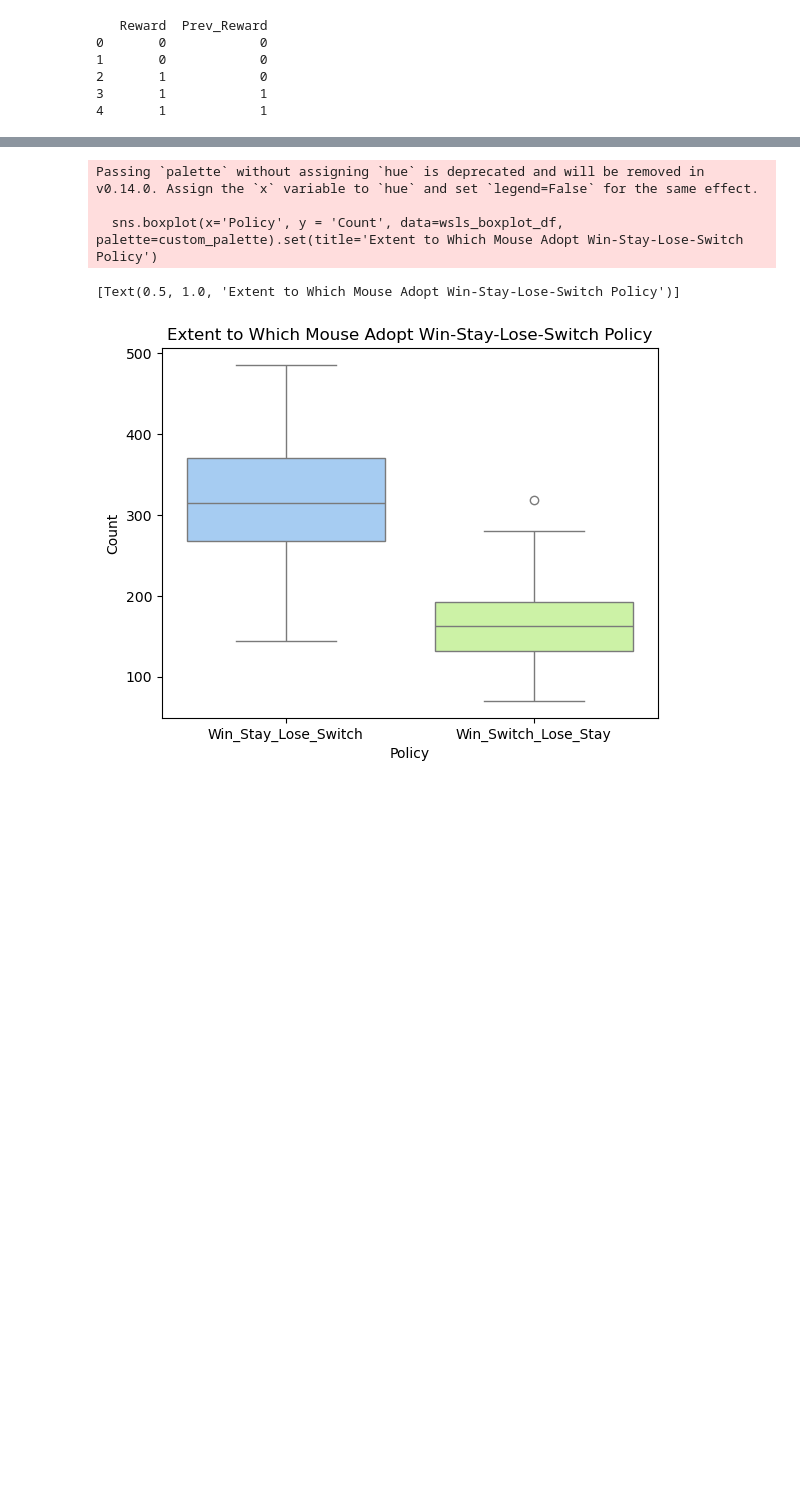
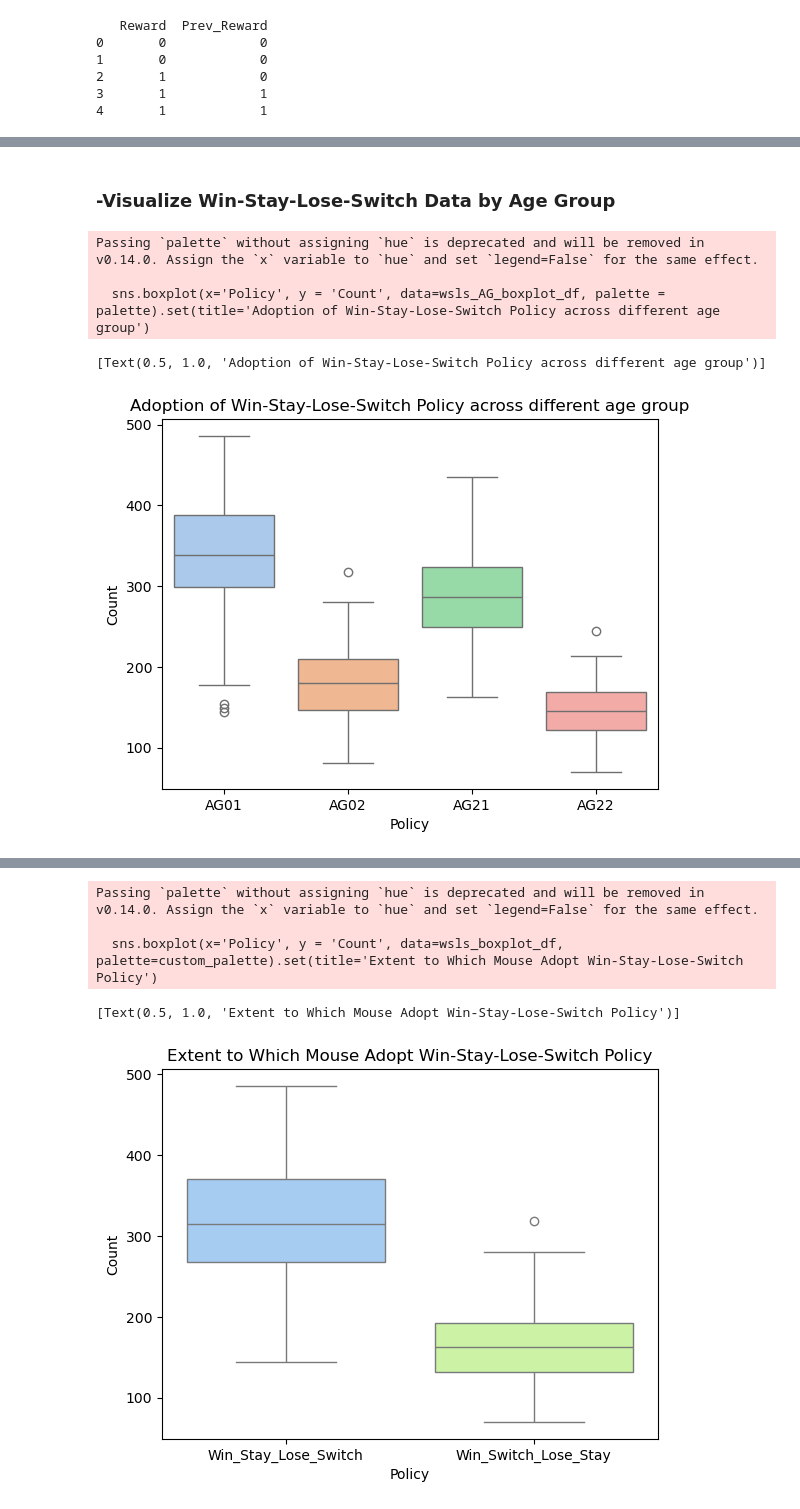
Before and after one commit to carlotoast/DRKM_Mouse_Jun25, a Jupyter notebook: KM_data_summary_0616.ipynb, the cells around one changed output, grey strips where cells are left out. Cells and saved outputs as stored; diff of their text form; code cells hidden in the pictures; blank space fills up the shorter version.

```diff
--- a/KM_data_summary_0616.ipynb
+++ b/KM_data_summary_0616.ipynb
@@ -275,4 +254,32 @@ wsls_df
 #Customize Seaborn Color
 
 # Define a custom color palette using RGB values
-custom_palette = [(0.6, 0.8, 1.0), (0.8, 1.0, 0.6)]
+palette = ["#a1c9f4", "#ffb482", "#8de5a1", "#ff9f9b", "#d0bbff"]
+# %% [markdown]
+### -Visualize Win-Stay-Lose-Switch Data by Age Group ###
+# %%
+#Visualize Win-Stay-Lose-Switch by age group
+
+#Initating Empty Lists to House Data from Each Age Group
+AG01, AG21, AG02, AG21 = [], [], [], [] #AG0/2 = Age group 0/2 #01 = win-stay-lose-switch #02 = win-switch-lose-stay
+
+
+AG01 = wsls_df.loc[wsls_df['Age_Groups'] == 0, 'Win_Stay_Lose_Switch'].tolist()
+AG21 = wsls_df.loc[wsls_df['Age_Groups'] == 2, 'Win_Stay_Lose_Switch'].tolist()
+AG02 = wsls_df.loc[wsls_df['Age_Groups'] == 0, 'Win_Switch_Lose_Stay'].tolist()
+AG22 = wsls_df.loc[wsls_df['Age_Groups'] == 2, 'Win_Switch_Lose_Stay'].tolist()
+
+#Combine the four plots into a DataFrame
+wsls_AG_boxplot_df = pd.DataFrame({
+    'Count' : list(AG01) + list(AG02) + list(AG21) + list(AG22),
+    'Policy' : (['AG01'] * len(AG01)) + (['AG02'] * len(AG02)) + (['AG21'] * len(AG21)) + (['AG22'] * len(AG22))
+
+})
+
+sns.boxplot(x='Policy', y = 'Count', data=wsls_AG_boxplot_df, palette = palette).set(title='Adoption of Win-Stay-Lose-Switch Policy across different age group')
+# %% [output]
+Passing `palette` without assigning `hue` is deprecated and will be removed in v0.14.0. Assign the `x` variable to `hue` and set `legend=False` for the same effect.
+
+  sns.boxplot(x='Policy', y = 'Count', data=wsls_AG_boxplot_df, palette = palette).set(title='Adoption of Win-Stay-Lose-Switch Policy across different age group')
+[Text(0.5, 1.0, 'Adoption of Win-Stay-Lose-Switch Policy across different age group')]
+[figure, added]
```
Also changed, not shown: parts of 51 cells of this notebook.
